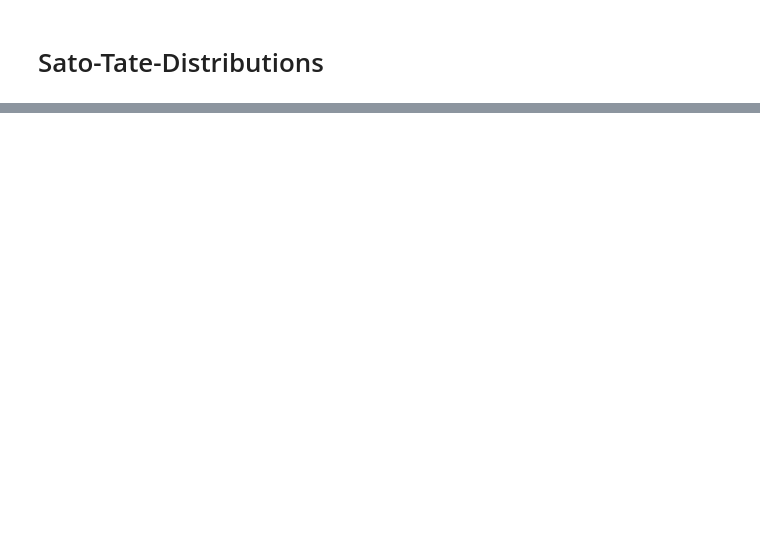
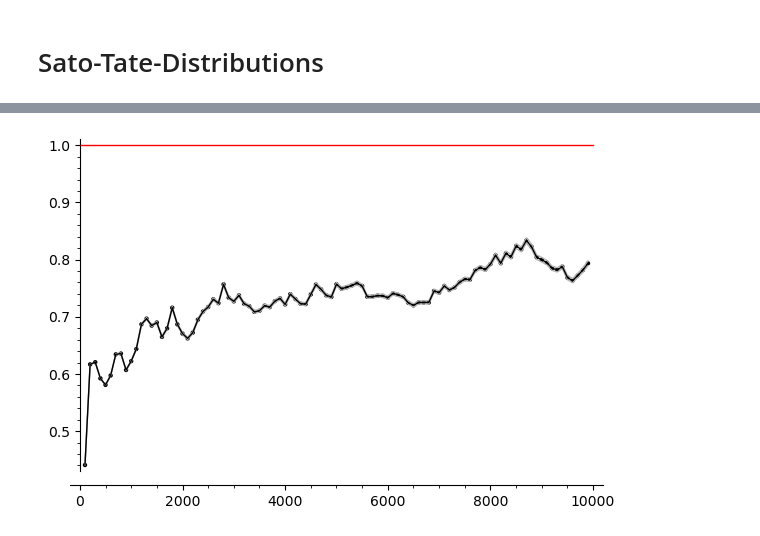
Before and after one commit to JosuaKugler/sato-tate-distributions, a Jupyter notebook: sage_st_distribution.ipynb, the cells around one changed output, grey strips where cells are left out. Cells and saved outputs as stored; diff of their text form; code cells hidden in the pictures; blank space fills up the shorter version.

```diff
--- a/sage_st_distribution.ipynb
+++ b/sage_st_distribution.ipynb
@@ -37,0 +205,4 @@ sato_tate_histogram(E, 1e7, 100)
+# %%
+S3.plot_theta_interval(10000,plot_points=100)
+# %% [output]
+[figure, added]
```
Also changed, not shown: parts of 9 cells of this notebook, 1 other file.
